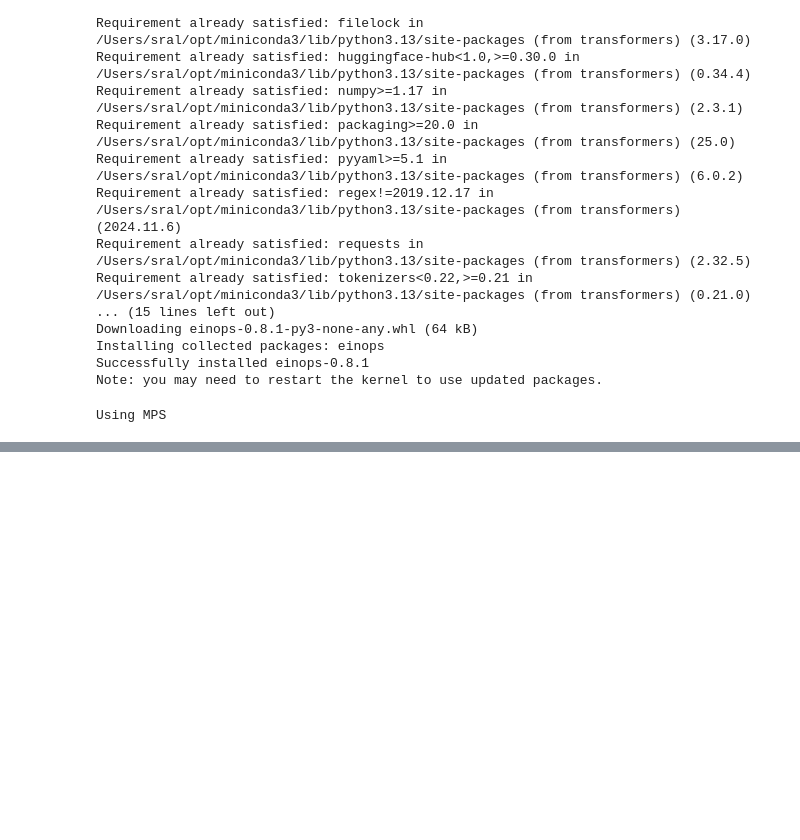
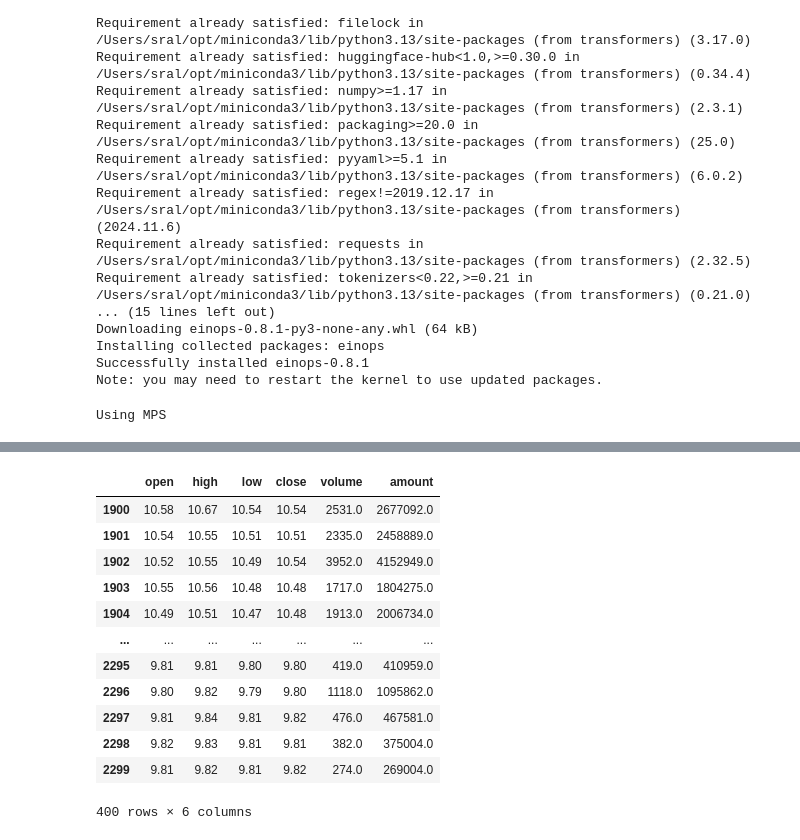
Before and after one commit to bwv988/ai_scratch, a Jupyter notebook: notebooks/kronos/kronos_tests.ipynb, the cells around one changed output, grey strips where cells are left out. Cells and saved outputs as stored; diff of their text form; code cells hidden in the pictures; blank space fills up the shorter version.

```diff
--- a/notebooks/kronos/kronos_tests.ipynb
+++ b/notebooks/kronos/kronos_tests.ipynb
@@ -165,0 +162,16 @@ Name: timestamps, Length: 120, dtype: datetime64[ns]
+# %%
+x_df
+# %% [output]
+|  | open | high | low | close | volume | amount |
+| 1900 | 10.58 | 10.67 | 10.54 | 10.54 | 2531.0 | 2677092.0 |
+| 1901 | 10.54 | 10.55 | 10.51 | 10.51 | 2335.0 | 2458889.0 |
+| 1902 | 10.52 | 10.55 | 10.49 | 10.54 | 3952.0 | 4152949.0 |
+| 1903 | 10.55 | 10.56 | 10.48 | 10.48 | 1717.0 | 1804275.0 |
+| 1904 | 10.49 | 10.51 | 10.47 | 10.48 | 1913.0 | 2006734.0 |
+| ... | ... | ... | ... | ... | ... | ... |
+| 2295 | 9.81 | 9.81 | 9.80 | 9.80 | 419.0 | 410959.0 |
+| 2296 | 9.80 | 9.82 | 9.79 | 9.80 | 1118.0 | 1095862.0 |
+| 2297 | 9.81 | 9.84 | 9.81 | 9.82 | 476.0 | 467581.0 |
+| 2298 | 9.82 | 9.83 | 9.81 | 9.81 | 382.0 | 375004.0 |
+| 2299 | 9.81 | 9.82 | 9.81 | 9.82 | 274.0 | 269004.0 |
+400 rows × 6 columns
```
Also changed, not shown: parts of 23 cells of this notebook, 4 other files.
